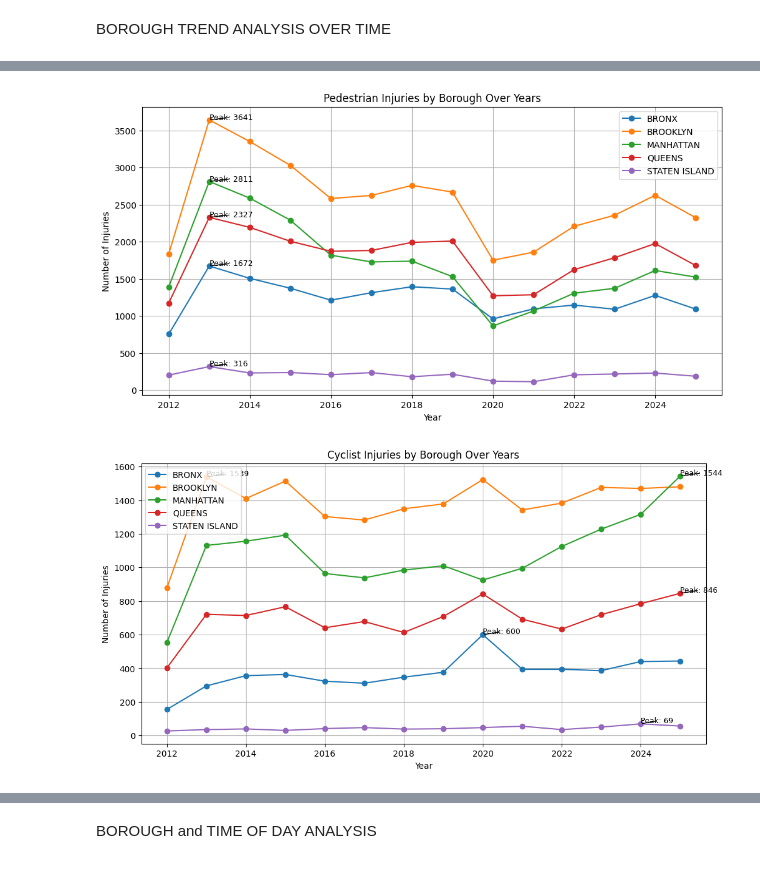
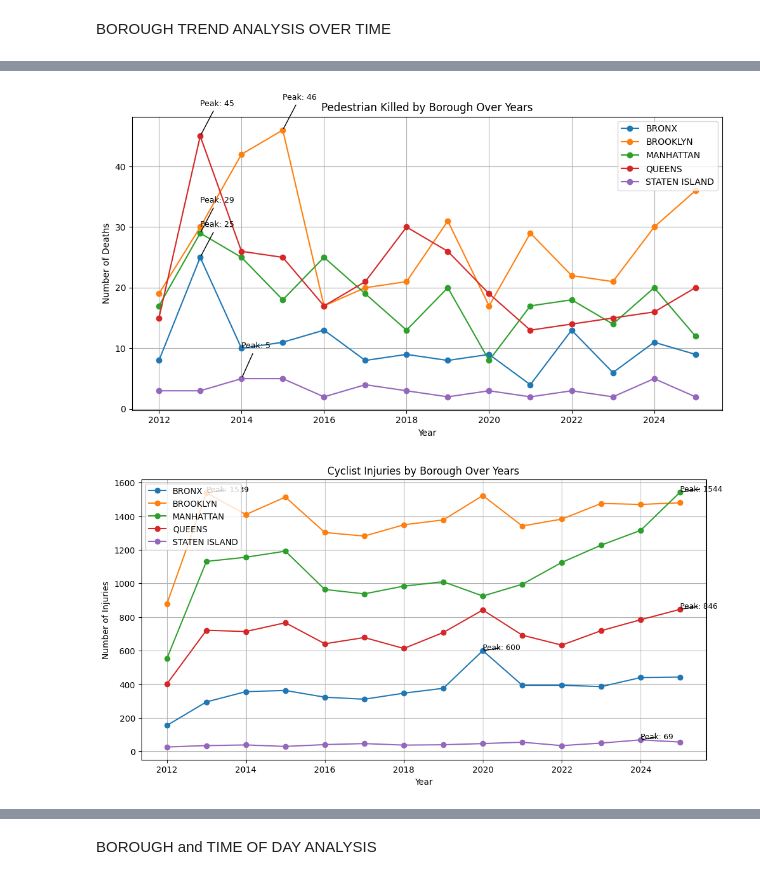
Before and after one commit to harshpp707/NYC_Collision, a Jupyter notebook: EDA.ipynb, the cells around one changed output, grey strips where cells are left out. Saved outputs shown, nothing was run; the diff lists cells and outputs as text; code cells hidden in the pictures.

```diff
--- a/EDA.ipynb
+++ b/EDA.ipynb
@@ -20,3 +20,4 @@ ped['year'] = ped['crash_date'].dt.year
 cyc['year'] = cyc['crash_date'].dt.year
 # %%
 ped_year_borough = ped.groupby(['borough', 'year'])[['number_of_pedestrians_injured']].sum().reset_index()
+ped_year_borough_killed = ped.groupby(['borough', 'year'])[['number_of_pedestrians_killed']].sum().reset_index()
@@ -23,2 +45,23 @@ ped_year_borough = ped.groupby(['borough', 'year'])[['number_of_pedestrians_inju
+# %%
+plt.figure(figsize=(12,6))
+
+for b in ped_year_borough_killed['borough'].unique():
+    data = ped_year_borough_killed[ped_year_borough_killed['borough'] == b]
+    plt.plot(data['year'], data['number_of_pedestrians_killed'], marker='o', label=b)
+    peak = data.loc[data['number_of_pedestrians_killed'].idxmax()]
+    plt.annotate(f"Peak: {int(peak['number_of_pedestrians_killed'])}",
+                 xy=(peak['year'], peak['number_of_pedestrians_killed']),
+                 xytext=(peak['year'], peak['number_of_pedestrians_killed']+5),
+                 arrowprops=dict(facecolor='black', arrowstyle='-'),
+                 fontsize=9)
+
+plt.title('Pedestrian Killed by Borough Over Years')
+plt.xlabel('Year')
+plt.ylabel('Number of Deaths')
+plt.legend()
+plt.grid(True)
+plt.show()
+# %% [output]
+[figure, added]
 # %%
 cyc_year_borough = cyc.groupby(['borough', 'year'])[['number_of_cyclist_injured']].sum().reset_index()
@@ -25,42 +69,21 @@ cyc_year_borough = cyc.groupby(['borough', 'year'])[['number_of_cyclist_injured'
 # %%
 plt.figure(figsize=(12,6))
 
-for b in ped_year_borough['borough'].unique():
-    data = ped_year_borough[ped_year_borough['borough'] == b]
-    plt.plot(data['year'], data['number_of_pedestrians_injured'], marker='o', label=b)
-    peak = data.loc[data['number_of_pedestrians_injured'].idxmax()]
-    plt.annotate(f"Peak: {int(peak['number_of_pedestrians_injured'])}",
-                 xy=(peak['year'], peak['number_of_pedestrians_injured']),
-                 xytext=(peak['year'], peak['number_of_pedestrians_injured']+5),
+for b in cyc_year_borough['borough'].unique():
+    data = cyc_year_borough[cyc_year_borough['borough'] == b]
+    plt.plot(data['year'], data['number_of_cyclist_injured'], marker='o', label=b)
+    peak = data.loc[data['number_of_cyclist_injured'].idxmax()]
+    plt.annotate(f"Peak: {int(peak['number_of_cyclist_injured'])}",
+                 xy=(peak['year'], peak['number_of_cyclist_injured']),
+                 xytext=(peak['year'], peak['number_of_cyclist_injured']+5),
                  arrowprops=dict(facecolor='black', arrowstyle='-'),
                  fontsize=9)
 
-plt.title('Pedestrian Injuries by Borough Over Years')
+plt.title('Cyclist Injuries by Borough Over Years')
 plt.xlabel('Year')
 plt.ylabel('Number of Injuries')
 plt.legend()
 plt.grid(True)
 plt.show()
 # %% [output]
-[figure, old version]
+[figure, new version]
-# %%
-plt.figure(figsize=(12,6))
-
-for b in cyc_year_borough['borough'].unique():
-    data = cyc_year_borough[cyc_year_borough['borough'] == b]
-    plt.plot(data['year'], data['number_of_cyclist_injured'], marker='o', label=b)
-    peak = data.loc[data['number_of_cyclist_injured'].idxmax()]
-    plt.annotate(f"Peak: {int(peak['number_of_cyclist_injured'])}",
-                 xy=(peak['year'], peak['number_of_cyclist_injured']),
-                 xytext=(peak['year'], peak['number_of_cyclist_injured']+5),
-                 arrowprops=dict(facecolor='black', arrowstyle='-'),
-                 fontsize=9)
-
-plt.title('Cyclist Injuries by Borough Over Years')
-plt.xlabel('Year')
-plt.ylabel('Number of Injuries')
-plt.legend()
-plt.grid(True)
-plt.show()
-# %% [output]
-[figure, removed]
```
Also changed, not shown: parts of 24 cells of this notebook.
